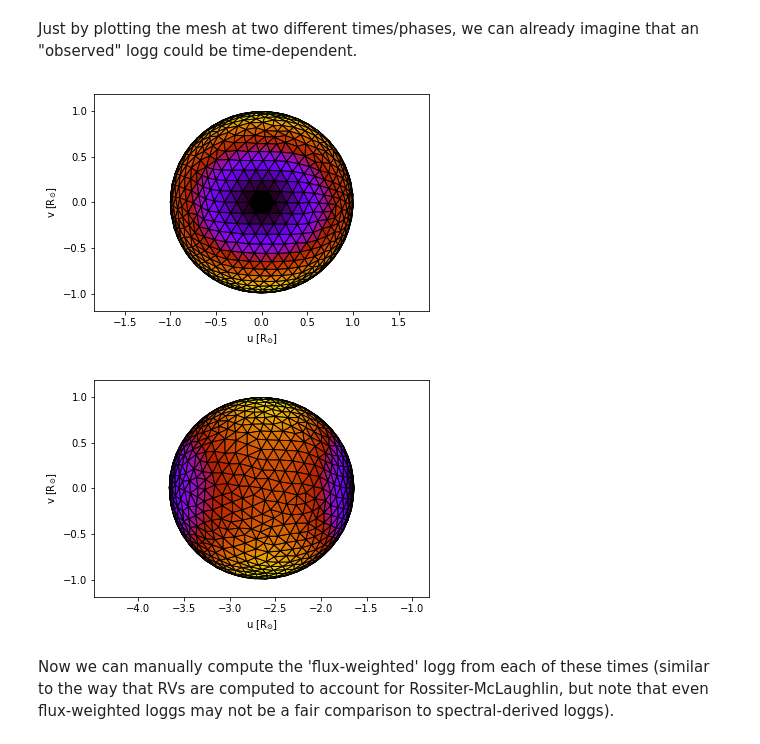
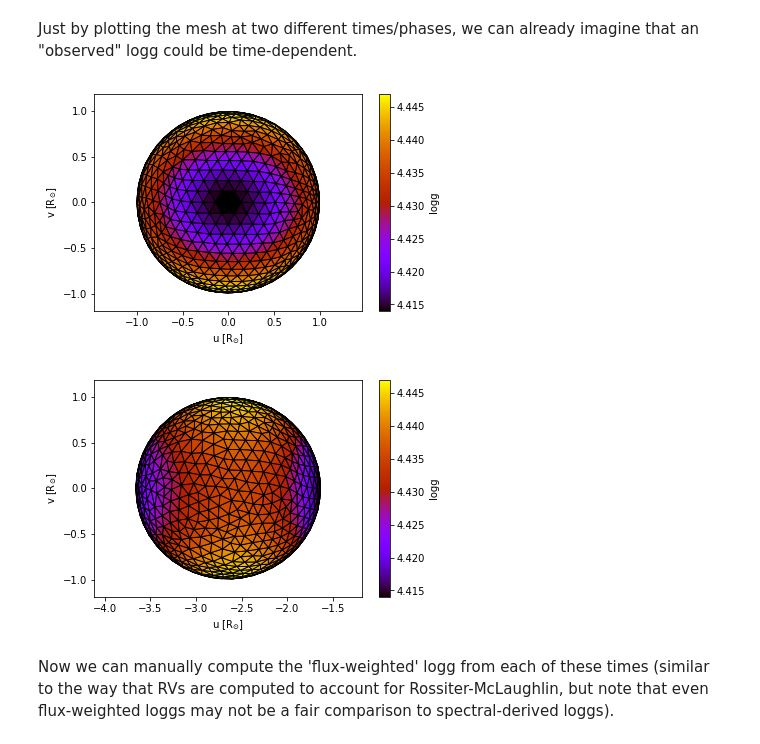
Before and after one commit to phoebe-project/phoebe2-docs, a Jupyter notebook: tutorials/logg.ipynb, the cells around one changed output. Cells and saved outputs as stored; diff of their text form; code cells hidden in the pictures.

Commit message:
include sidebars in logg tutorials for mesh plots

```diff
--- a/tutorials/logg.ipynb
+++ b/tutorials/logg.ipynb
@@ -125,13 +125,13 @@ b.run_compute(irrad_method='none')
 # %% [markdown]
 Just by plotting the mesh at two different times/phases, we can already imagine that an "observed" logg could be time-dependent.
 # %%
-out = b['primary@mesh'].plot(time=0.0, fc='loggs', show=True)
+out = b['primary@mesh'].plot(time=0.0, fc='loggs', show=True, draw_sidebars=True)
 # %% [output]
-[figure, old version]
+[figure, new version]
 # %%
-out = b['primary@mesh'].plot(time=0.25, fc='loggs', show=True)
+out = b['primary@mesh'].plot(time=0.25, fc='loggs', show=True, draw_sidebars=True)
 # %% [output]
-[figure, old version]
+[figure, new version]
 # %% [markdown]
 Now we can manually compute the 'flux-weighted' logg from each of these times (similar to the way that RVs are computed to account for Rossiter-McLaughlin, but note that even flux-weighted loggs may not be a fair comparison to spectral-derived loggs).
 # %%
```
Also changed, not shown: parts of 1 cell of this notebook.
